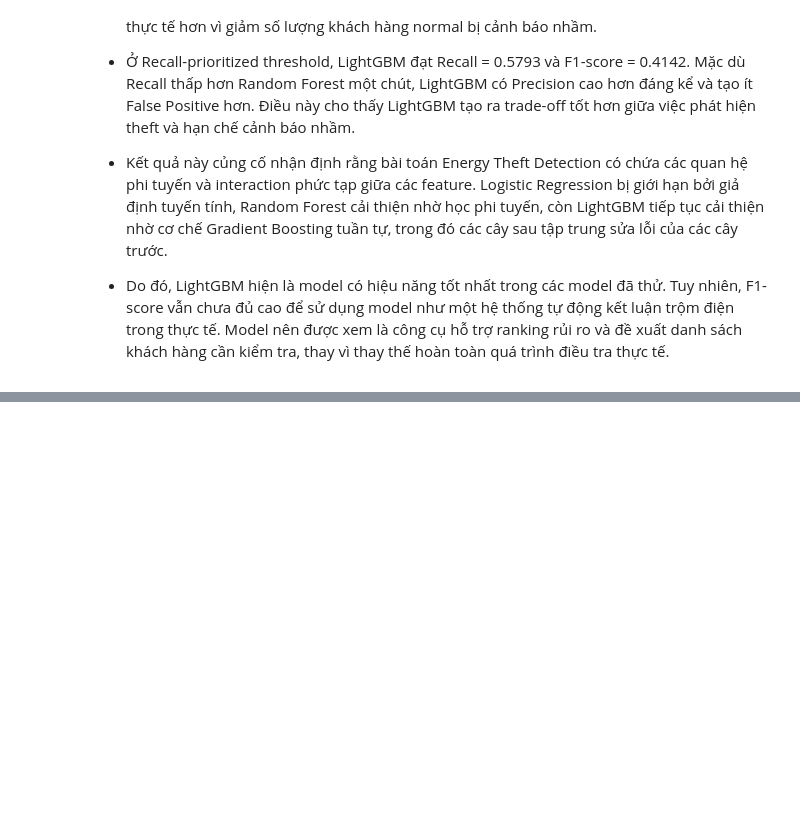
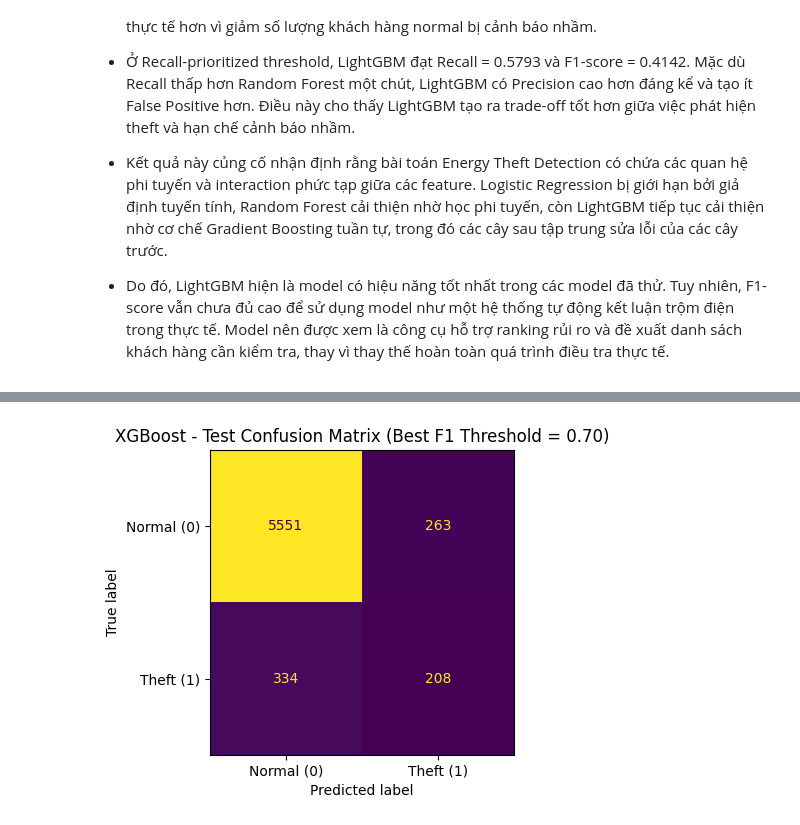
Before and after one commit to longzu-ComputerScience/CS114----ML-Project---Energy-Theft-Detection, a Jupyter notebook: notebooks/model_training_first_version.ipynb, the cells around one changed output, grey strips where cells are left out. Cells and saved outputs as stored; diff of their text form; code cells hidden in the pictures; blank space fills up the shorter version.

```diff
--- a/notebooks/model_training_first_version.ipynb
+++ b/notebooks/model_training_first_version.ipynb
@@ -4318,0 +4739,22 @@ lgbm_vs_previous_models_df
+# %%
+# 19.6. Tìm Best F1 threshold cho XGBoost
+
+# Nếu nhiều threshold có cùng F1-score, ưu tiên recall cao hơn,
+# sau đó precision cao hơn.
+xgb_best_f1_row = (
+    xgb_threshold_results_df.sort_values(
+        by=["f1_score", "recall", "precision"], ascending=[False, False, False]
+    )
+    .iloc[0]
+    .to_dict()
+)
+
+xgb_best_f1_threshold = xgb_best_f1_row["threshold"]
+
+print("XGBoost - Best F1 threshold trên validation set")
+print(f"Threshold : {xgb_best_f1_threshold:.2f}")
+print(f"Precision : {xgb_best_f1_row['precision']:.6f}")
+print(f"Recall    : {xgb_best_f1_row['recall']:.6f}")
+print(f"F1-score  : {xgb_best_f1_row['f1_score']:.6f}")
+print(f"PR-AUC    : {xgb_best_f1_row['pr_auc']:.6f}")
+print(f"ROC-AUC   : {xgb_best_f1_row['roc_auc']:.6f}")
@@ -4318,0 +4933,23 @@ lgbm_vs_previous_models_df
+# %%
+# 19.10. Tạo prediction variables trên test set
+
+y_test_pred_xgb_best_f1 = get_predictions_at_threshold(
+    y_prob=y_test_prob_xgb_best, threshold=xgb_best_f1_threshold
+)
+
+y_test_pred_xgb_recall_priority = get_predictions_at_threshold(
+    y_prob=y_test_prob_xgb_best, threshold=xgb_recall_priority_threshold
+)
+# %%
+# 19.11. Confusion matrix trên test set với XGBoost Best F1 threshold
+
+xgb_test_best_f1_cm = plot_confusion_matrix_custom(
+    y_true=y_test,
+    y_pred=y_test_pred_xgb_best_f1,
+    title=(
+        "XGBoost - Test Confusion Matrix "
+        f"(Best F1 Threshold = {xgb_best_f1_threshold:.2f})"
+    ),
+)
+# %% [output]
+[figure, added]
```
Also changed, not shown: parts of 14 cells of this notebook.
